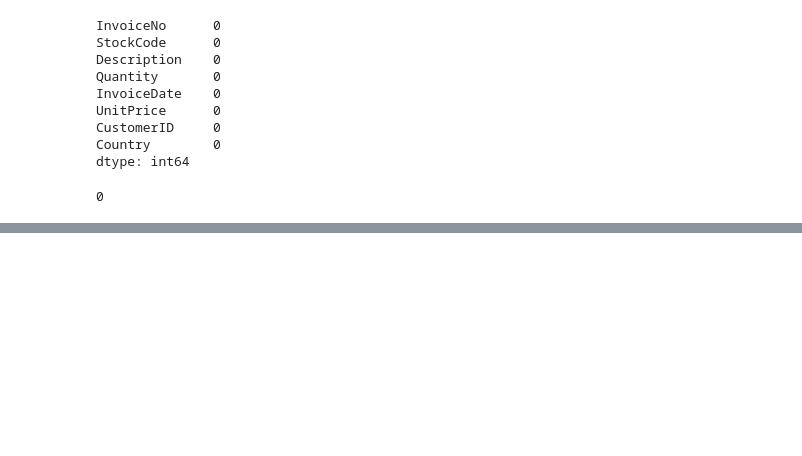
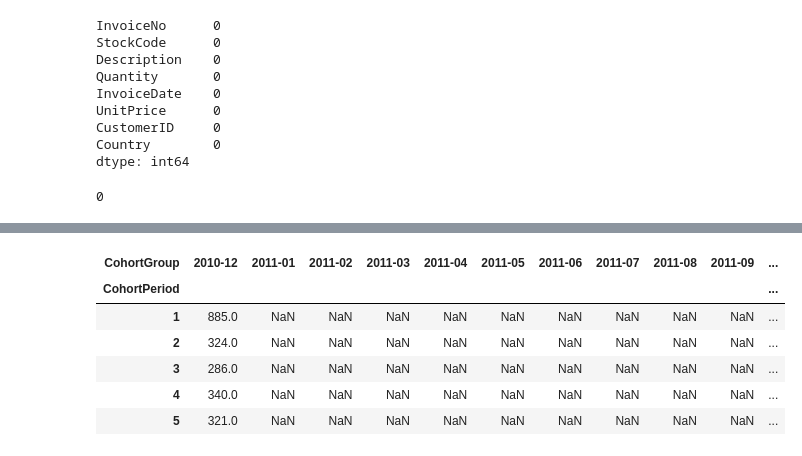
Before and after one commit to ovokpus/Customer-Segmentation, a Jupyter notebook: retail_project.ipynb, the cells around one changed output, grey strips where cells are left out. Drawn from its saved outputs; the diff is of its cells as text; code cells hidden in the pictures; blank space fills up the shorter version.

```diff
--- a/retail_project.ipynb
+++ b/retail_project.ipynb
@@ -167,0 +222,6 @@ We can see here that there are 4372 Unique Customers in this dataset.
+# %%
+retail_one.set_index('CustomerID', inplace=True)
+
+retail_one['CohortGroup'] = retail_one.groupby(level=0)['InvoiceDate'].min().apply(lambda x: x.strftime('%Y-%m'))
+retail_one.reset_index(inplace=True)
+retail_one.head()
@@ -167,0 +247,12 @@ We can see here that there are 4372 Unique Customers in this dataset.
+# %%
+grouped = retail_one.groupby(['CohortGroup','OrderPeriod'])
+
+cohorts = grouped.agg({'CustomerID': pd.Series.nunique,
+                      'InvoiceNo': pd.Series.nunique,
+                      'TotalPrice': np.sum})
+
+#rename columns to make them more meaningful
+cohorts.rename(columns={'CustomerID': 'Customers',
+                       'InvoiceNo': 'Orders'}, inplace=True)
+
+cohorts.head()
@@ -167,0 +267,2 @@ We can see here that there are 4372 Unique Customers in this dataset.
+# %%
+cohorts['CohortPeriod'] = np.arange(len(cohorts)) + 1
@@ -167,0 +283,8 @@ We can see here that there are 4372 Unique Customers in this dataset.
+# %%
+# reindex the DataFrame
+cohorts.reset_index(inplace=True)
+cohorts.set_index(['CohortGroup', 'CohortPeriod'], inplace=True)
+
+# create a Series holding the total size of each CohortGroup
+cohort_group_size = cohorts['Customers'].groupby(level=0).first()
+cohort_group_size.head()
@@ -167,0 +309,10 @@ We can see here that there are 4372 Unique Customers in this dataset.
+# %%
+cohorts["Customers"].unstack(0).head()
+# %% [output]
+| CohortGroup | 2010-12 | 2011-01 | 2011-02 | 2011-03 | 2011-04 | 2011-05 | 2011-06 | 2011-07 | 2011-08 | 2011-09 | ... |
+| CohortPeriod |  |  |  |  |  |  |  |  |  |  | ... |
+| 1 | 885.0 | NaN | NaN | NaN | NaN | NaN | NaN | NaN | NaN | NaN | ... |
+| 2 | 324.0 | NaN | NaN | NaN | NaN | NaN | NaN | NaN | NaN | NaN | ... |
+| 3 | 286.0 | NaN | NaN | NaN | NaN | NaN | NaN | NaN | NaN | NaN | ... |
+| 4 | 340.0 | NaN | NaN | NaN | NaN | NaN | NaN | NaN | NaN | NaN | ... |
+| 5 | 321.0 | NaN | NaN | NaN | NaN | NaN | NaN | NaN | NaN | NaN | ... |
```
Also changed, not shown: parts of 23 cells of this notebook.
